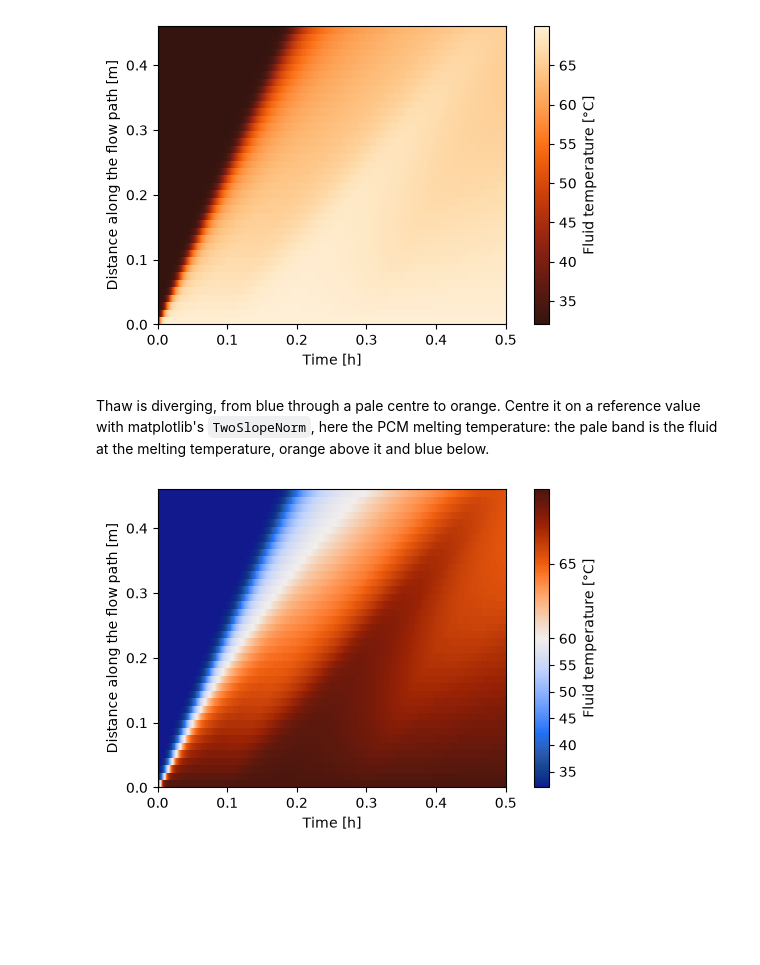
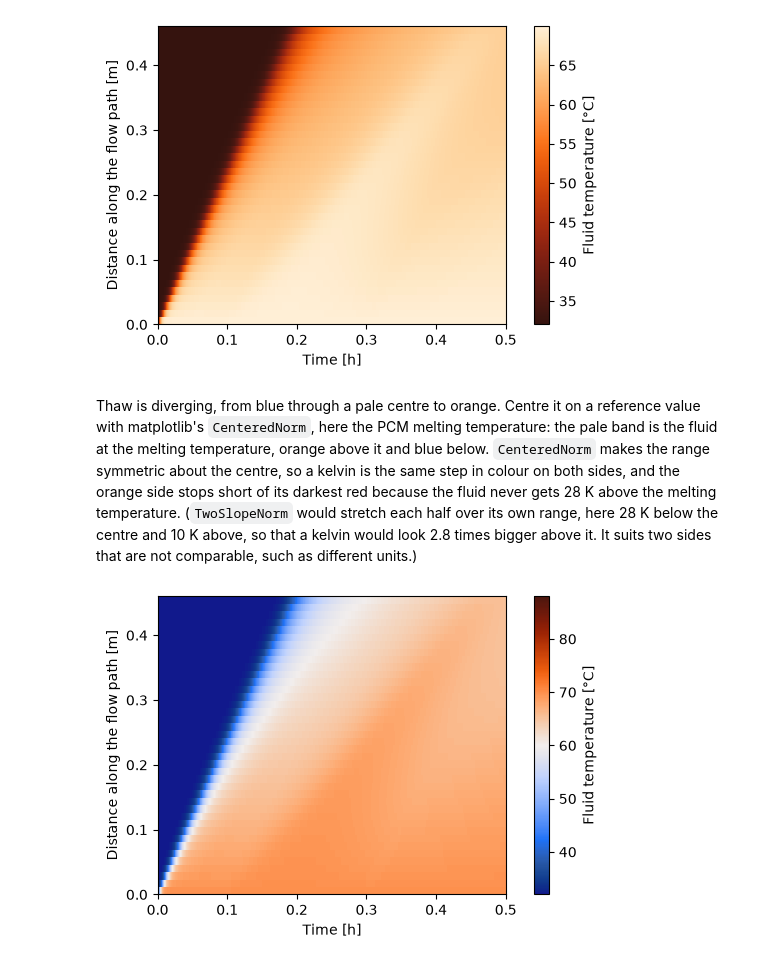
Before and after one commit to mmsg-warwick/PyTES, a Jupyter notebook: examples/plot_colours.ipynb, the cells around one changed output. Cells and saved outputs as stored; diff of their text form; code cells hidden in the pictures; blank space fills up the shorter version.

```diff
--- a/examples/plot_colours.ipynb
+++ b/examples/plot_colours.ipynb
@@ -72,17 +72,22 @@ plt.show()
 [figure]
 # %% [markdown]
 Thaw is diverging, from blue through a pale centre to orange. Centre it on a reference value
-with matplotlib's `TwoSlopeNorm`, here the PCM melting temperature: the pale band is the
-fluid at the melting temperature, orange above it and blue below.
+with matplotlib's `CenteredNorm`, here the PCM melting temperature: the pale band is the
+fluid at the melting temperature, orange above it and blue below. `CenteredNorm` makes the
+range symmetric about the centre, so a kelvin is the same step in colour on both sides,
+and the orange side stops short of its darkest red because the fluid never gets 28 K above
+the melting temperature. (`TwoSlopeNorm` would stretch each half over its own range, here
+28 K below the centre and 10 K above, so that a kelvin would look 2.8 times bigger above
+it. It suits two sides that are not comparable, such as different units.)
 # %%
 T_melt = model.default_parameter_values["PCM melting temperature [K]"] - 273.15
-norm = TwoSlopeNorm(vcenter=T_melt, vmin=T.min(), vmax=T.max())
+norm = CenteredNorm(vcenter=T_melt)
 
 fig, ax = plt.subplots(figsize=(5, 3.5), layout="constrained")
 field = ax.pcolormesh(t, z, T, cmap="pytes.thaw", norm=norm, shading="nearest")
 fig.colorbar(field, label="Fluid temperature [°C]")
 ax.set_xlabel("Time [h]")
 ax.set_ylabel("Distance along the flow path [m]")
 plt.show()
 # %% [output]
-[figure, old version]
+[figure, new version]
```
Also changed, not shown: parts of 1 cell of this notebook, 1 other file.
